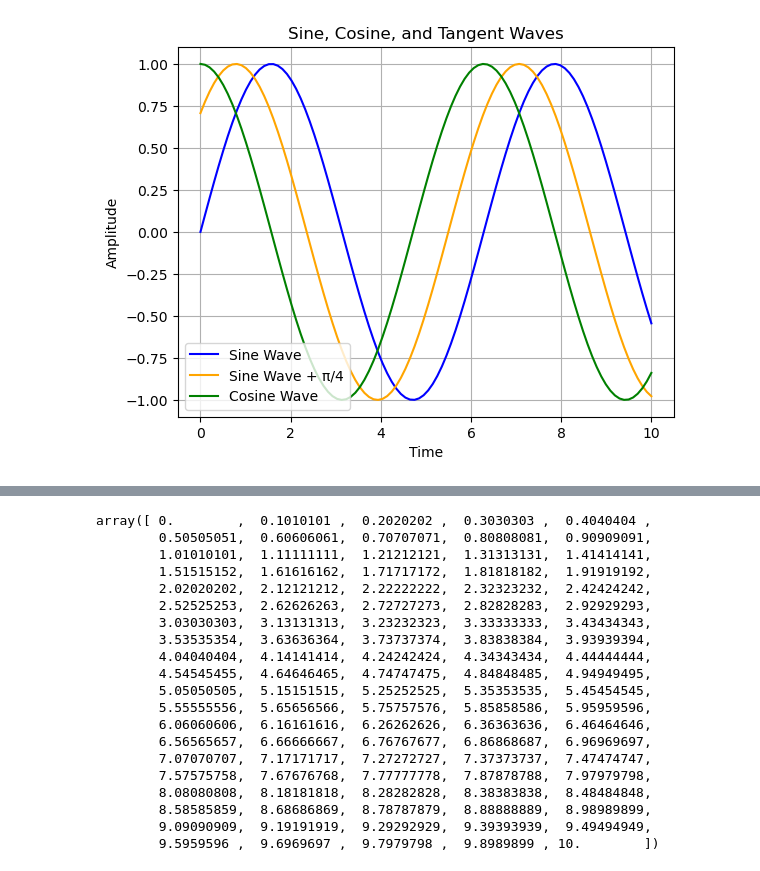
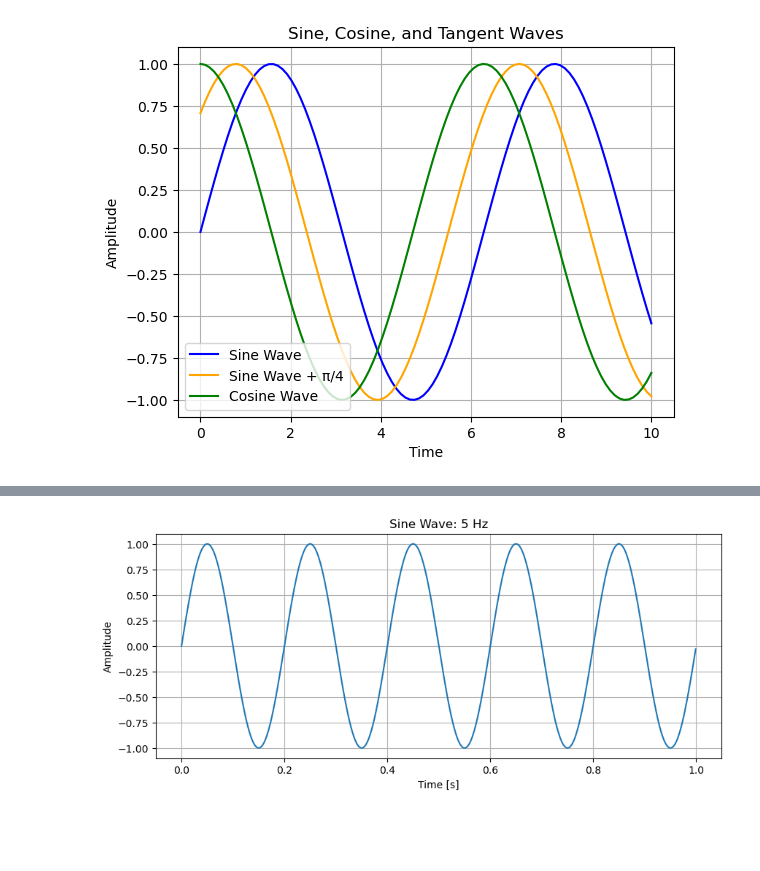
Before and after one commit to devidrees/Codroid-April-Batch, a Jupyter notebook: Day 15 - Data visualisations 1.ipynb, the cells around one changed output, grey strips where cells are left out. Saved outputs shown, nothing was run; the diff lists cells and outputs as text; code cells hidden in the pictures; blank space fills up the shorter version.

```diff
--- a/Day 15 - Data visualisations 1.ipynb
+++ b/Day 15 - Data visualisations 1.ipynb
@@ -62,23 +27,0 @@ plt.savefig('sine_wave.png')
-# %%
-x
-# %% [output]
-array([ 0.        ,  0.1010101 ,  0.2020202 ,  0.3030303 ,  0.4040404 ,
-        0.50505051,  0.60606061,  0.70707071,  0.80808081,  0.90909091,
-        1.01010101,  1.11111111,  1.21212121,  1.31313131,  1.41414141,
-        1.51515152,  1.61616162,  1.71717172,  1.81818182,  1.91919192,
-        2.02020202,  2.12121212,  2.22222222,  2.32323232,  2.42424242,
-        2.52525253,  2.62626263,  2.72727273,  2.82828283,  2.92929293,
-        3.03030303,  3.13131313,  3.23232323,  3.33333333,  3.43434343,
-        3.53535354,  3.63636364,  3.73737374,  3.83838384,  3.93939394,
-        4.04040404,  4.14141414,  4.24242424,  4.34343434,  4.44444444,
-        4.54545455,  4.64646465,  4.74747475,  4.84848485,  4.94949495,
-        5.05050505,  5.15151515,  5.25252525,  5.35353535,  5.45454545,
-        5.55555556,  5.65656566,  5.75757576,  5.85858586,  5.95959596,
-        6.06060606,  6.16161616,  6.26262626,  6.36363636,  6.46464646,
-        6.56565657,  6.66666667,  6.76767677,  6.86868687,  6.96969697,
-        7.07070707,  7.17171717,  7.27272727,  7.37373737,  7.47474747,
-        7.57575758,  7.67676768,  7.77777778,  7.87878788,  7.97979798,
-        8.08080808,  8.18181818,  8.28282828,  8.38383838,  8.48484848,
-        8.58585859,  8.68686869,  8.78787879,  8.88888889,  8.98989899,
-        9.09090909,  9.19191919,  9.29292929,  9.39393939,  9.49494949,
-        9.5959596 ,  9.6969697 ,  9.7979798 ,  9.8989899 , 10.        ])
@@ -84,0 +58,5 @@ array([ 0.        ,  0.1010101 ,  0.2020202 ,  0.3030303 ,  0.4040404 ,
+# %%
+# plot a sine wave with frequency 440 Hz, duration 1 second, and sample rate 44100 Hz
+plot_sine_wave(5, 1, 1000)
+# %% [output]
+[figure, added]
```
Also changed, not shown: parts of 3 cells of this notebook.
